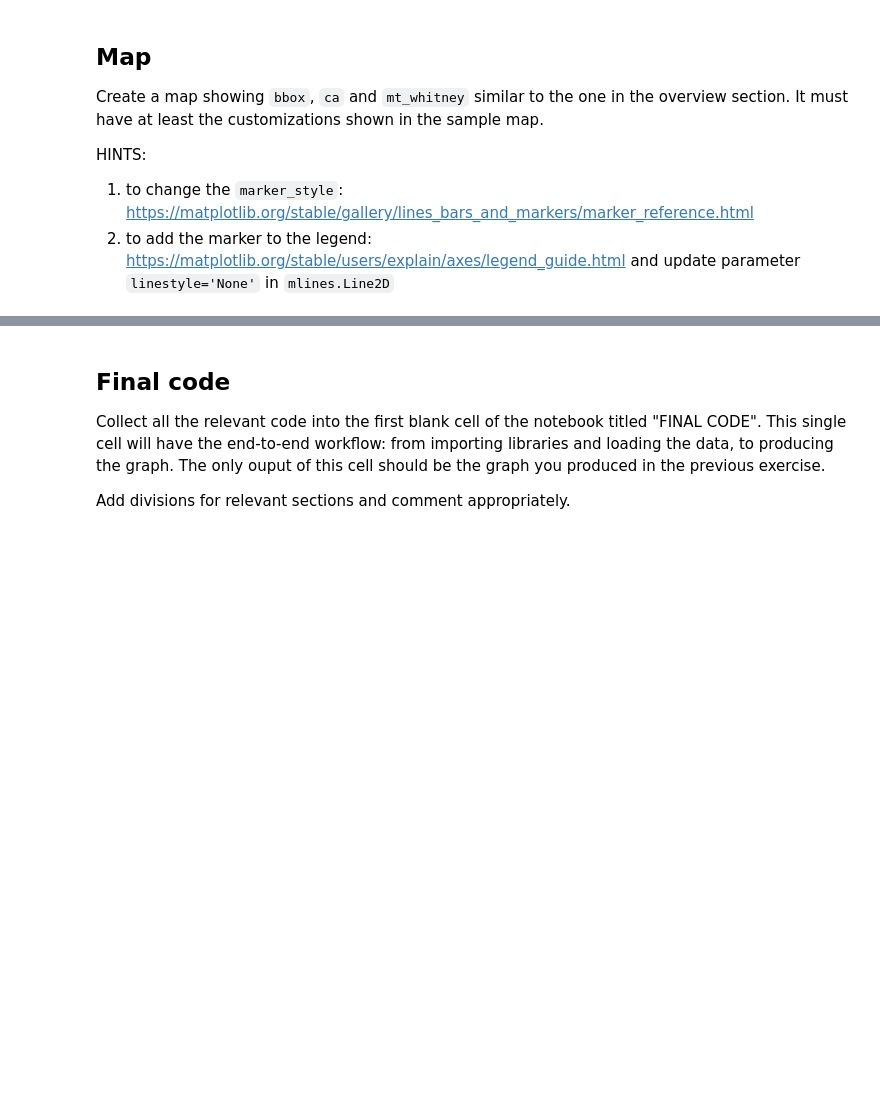
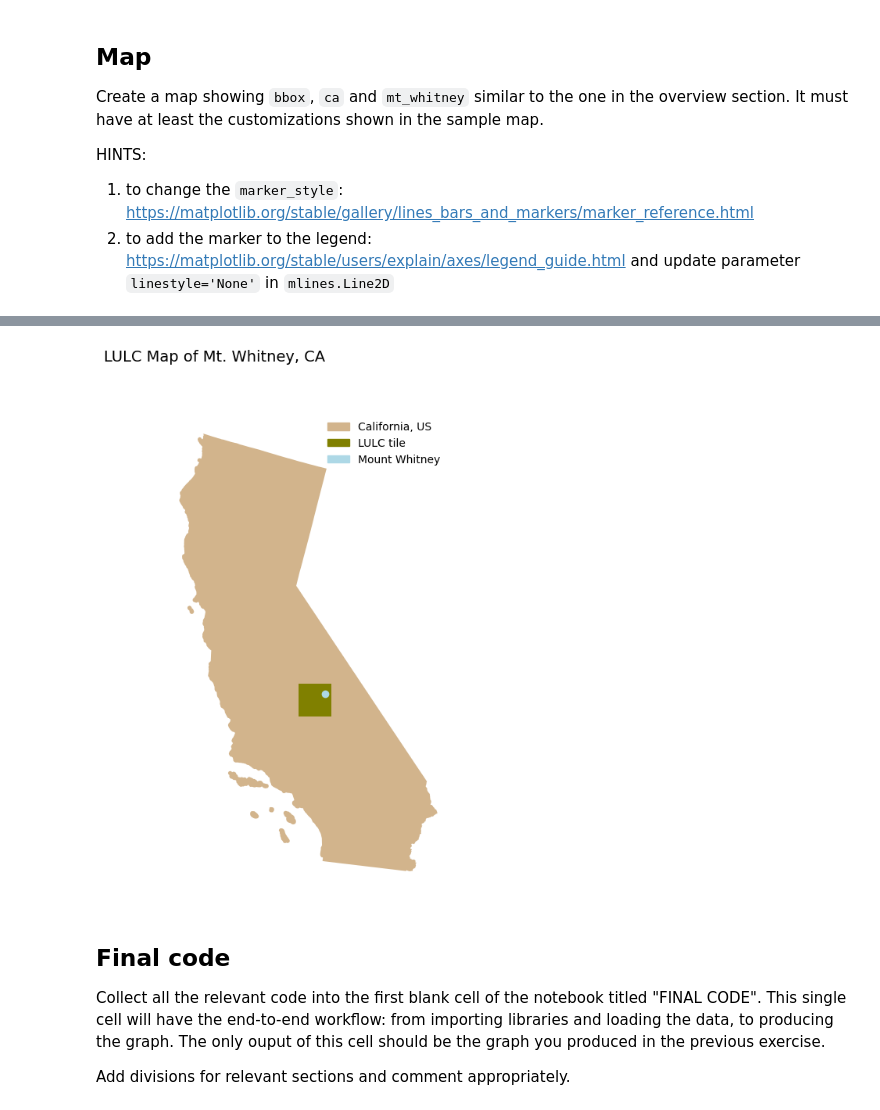
Before and after one commit to saingersoll/eds220-hwk-4, a Jupyter notebook: hwk4-task1-whitney-map.ipynb, the cells around one changed output, grey strips where cells are left out. Drawn from its saved outputs; the diff is of its cells as text; code cells hidden in the pictures; blank space fills up the shorter version.

```diff
--- a/hwk4-task1-whitney-map.ipynb
+++ b/hwk4-task1-whitney-map.ipynb
@@ -131,10 +129,14 @@ ca.plot()
 Create a `geopands.GeoDataFrame` named `bbox` with the lulc bounding box.
+# %%
+bbox = gpd.GeoDataFrame(geometry = [box(*lulc.rio.bounds())],
+                       crs = 'epsg:4326')
 # %% [markdown]
 ## Mount Whitney point
 Create a `geopands.GeoDataFrame` named `mt_whitney` having the coordinates of Mount Whitney as a single point. You will need to look up Mount Whitney's coordinates. HINT: [`shapely.Point()` & rioxarray notebook](https://shapely.readthedocs.io/en/stable/reference/shapely.Point.html)
 # %%
 # List of verticies of our region of interest (roi) box
-point = [[36.57855, -118.292399]]
+point = [[-118.292399, 36.57855]]
+
 
 # creating a geodataframe with roi with crs of choice
 mt_whitney = gpd.GeoDataFrame(geometry = [Point(point)],
@@ -227,5 +181,35 @@ HINTS:
 # %%
-# your code here
+size = 8
+aspect = lulc.rio.width/lulc.rio.height
+
+fig, ax = plt.subplots()
+fig.set_size_inches(size, size*aspect)
+fig.suptitle('LULC Map of Mt. Whitney, CA', fontsize=14)
+fig.subplots_adjust(left=0.4)
+plt.axis('off')
+
+ca.plot(ax = ax,
+        color = 'tan',
+       aspect = 1)
+ca_patch = mpatches.Patch(color = 'tan',
+                          label = 'California, US')
+
+bbox.plot(ax = ax,
+         color = 'olive')
+lulc_patch = mpatches.Patch(color = 'olive',
+                           label = 'LULC tile')
+
+mt_whitney.plot(ax = ax,
+               color = 'lightblue',
+               aspect = 1)
+mt_whitney_patch = mpatches.Patch(color = 'lightblue',
+                                 label = 'Mount Whitney')
+
+ax.legend(handles = [ca_patch, lulc_patch, mt_whitney_patch], frameon = False, loc = 'upper right')
+
+plt.show()
+# %% [output]
+[figure, added]
 # %% [markdown]
 ## Final code
 Collect all the relevant code into the first blank cell of the notebook titled "FINAL CODE". This single cell will have the end-to-end workflow: from importing libraries and loading the data, to producing the graph. The only ouput of this cell should be the graph you produced in the previous exercise.
```
Also changed, not shown: parts of 9 cells of this notebook.
